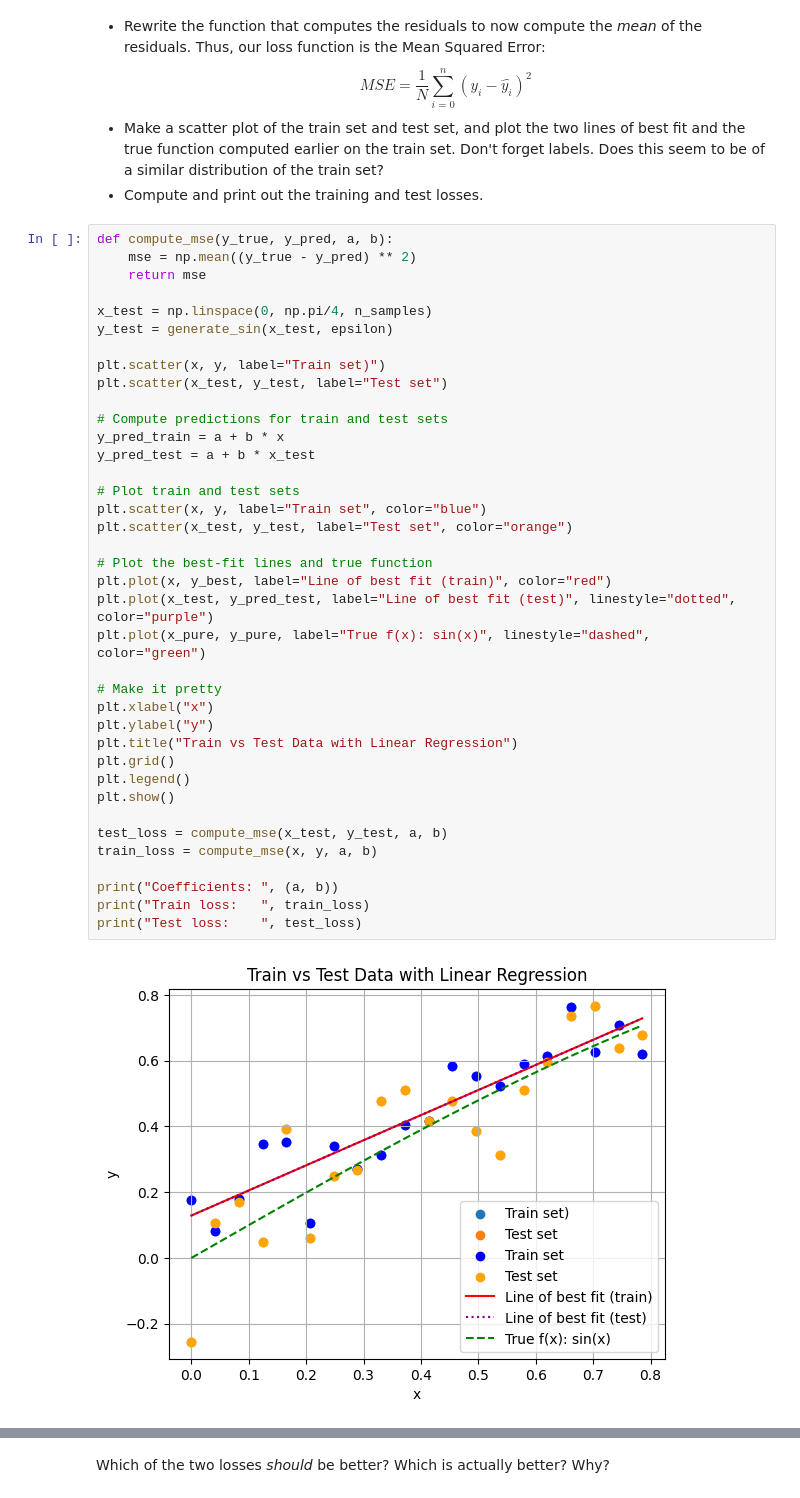
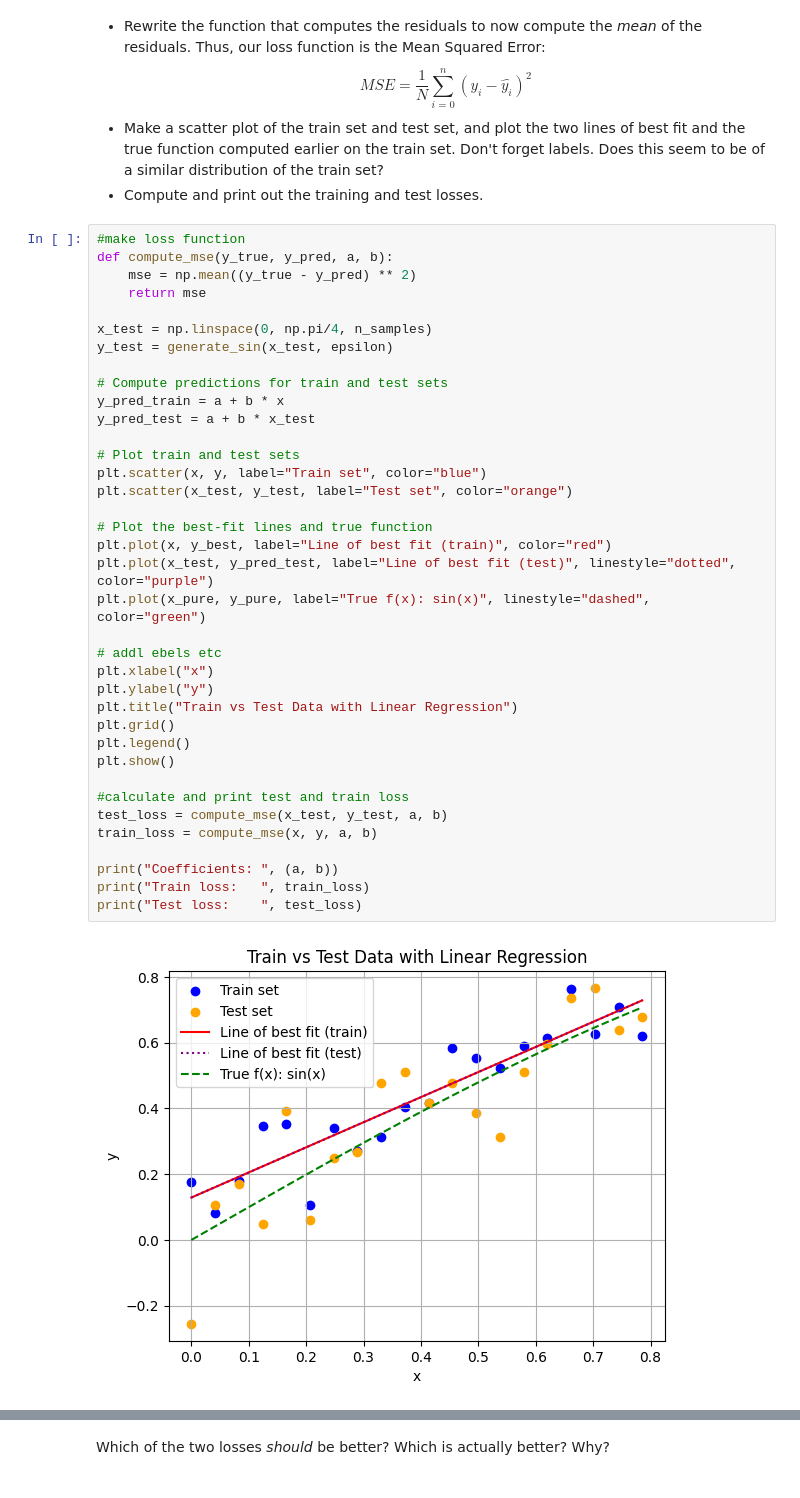
Before and after one commit to Nash-Foggitt/TMDL-NASH-FOGGITT, a Jupyter notebook: TMDL_2024_25_Assignment1_NashFoggitt.ipynb, the cells around one changed output, grey strips where cells are left out. Saved outputs shown, nothing was run; the diff lists cells and outputs as text.

```diff
--- a/TMDL_2024_25_Assignment1_NashFoggitt.ipynb
+++ b/TMDL_2024_25_Assignment1_NashFoggitt.ipynb
@@ -285,45 +299,44 @@ $$MSE = \frac{1}{N} \sum_{i=0}^{n}(y_i-\hat{y_i})^2$$
 - Make a scatter plot of the train set and test set, and plot the two lines of best fit and the true function computed earlier on the train set. Don't forget labels. Does this seem to be of a similar distribution of the train set?
 - Compute and print out the training and test losses.
 # %%
+#make loss function
 def compute_mse(y_true, y_pred, a, b):
     mse = np.mean((y_true - y_pred) ** 2)
     return mse
 
 x_test = np.linspace(0, np.pi/4, n_samples)
 y_test = generate_sin(x_test, epsilon)
-
-plt.scatter(x, y, label="Train set)")
-plt.scatter(x_test, y_test, label="Test set")
 
 # Compute predictions for train and test sets
 y_pred_train = a + b * x
 y_pred_test = a + b * x_test
 
 # Plot train and test sets
 plt.scatter(x, y, label="Train set", color="blue")
 plt.scatter(x_test, y_test, label="Test set", color="orange")
 
 # Plot the best-fit lines and true function
 plt.plot(x, y_best, label="Line of best fit (train)", color="red")
 plt.plot(x_test, y_pred_test, label="Line of best fit (test)", linestyle="dotted", color="purple")
 plt.plot(x_pure, y_pure, label="True f(x): sin(x)", linestyle="dashed", color="green")
 
-# Make it pretty
+# addl ebels etc
 plt.xlabel("x")
 plt.ylabel("y")
 plt.title("Train vs Test Data with Linear Regression")
 plt.grid()
 plt.legend()
 plt.show()
 
+#calculate and print test and train loss
 test_loss = compute_mse(x_test, y_test, a, b)
 train_loss = compute_mse(x, y, a, b)
 
 print("Coefficients: ", (a, b))
 print("Train loss:   ", train_loss)
 print("Test loss:    ", test_loss)
 # %% [output]
-[figure, old version]
+[figure, new version]
 Coefficients:  (0.12901845574954407, 0.7634835574482355)
 Train loss:    0.010592701440221477
 Test loss:     0.014832494048759238
```
Also changed, not shown: parts of 15 cells of this notebook.
